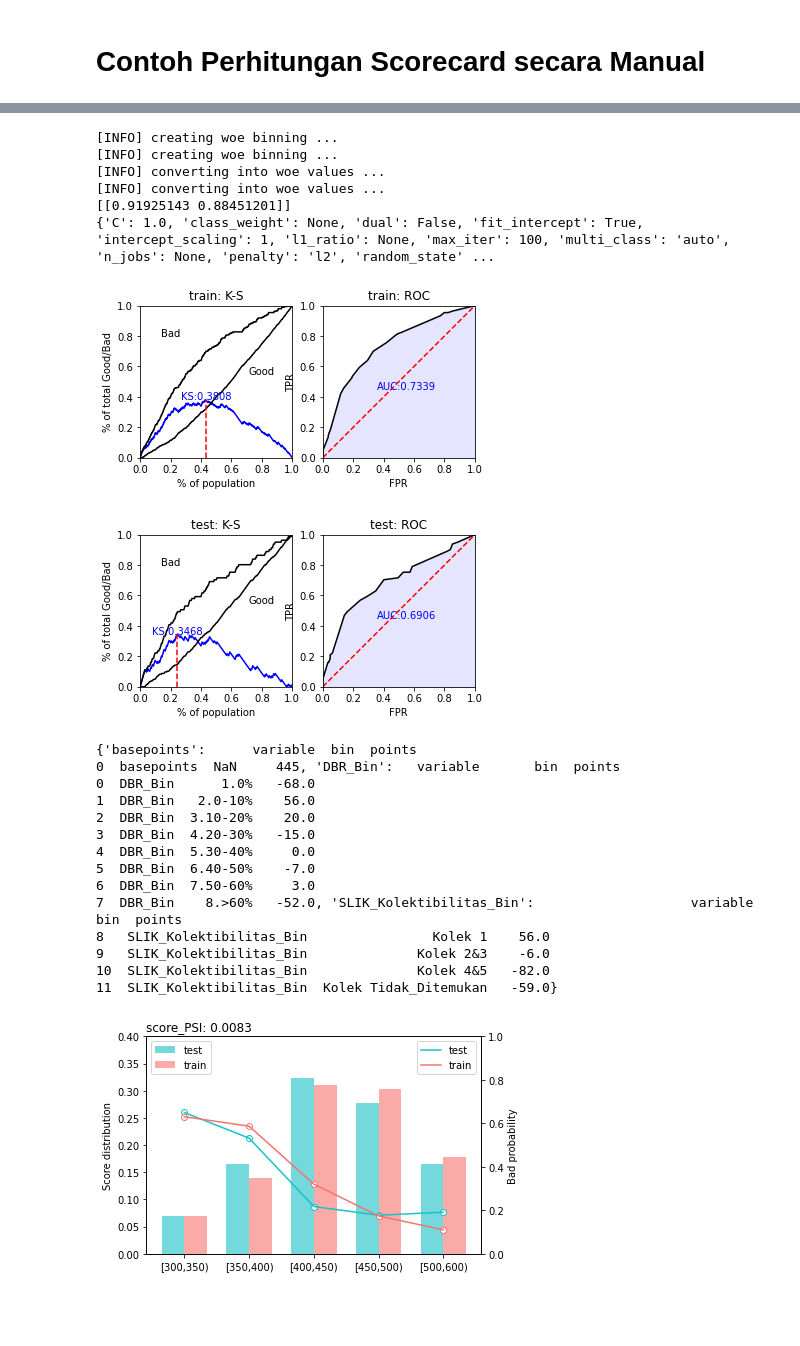
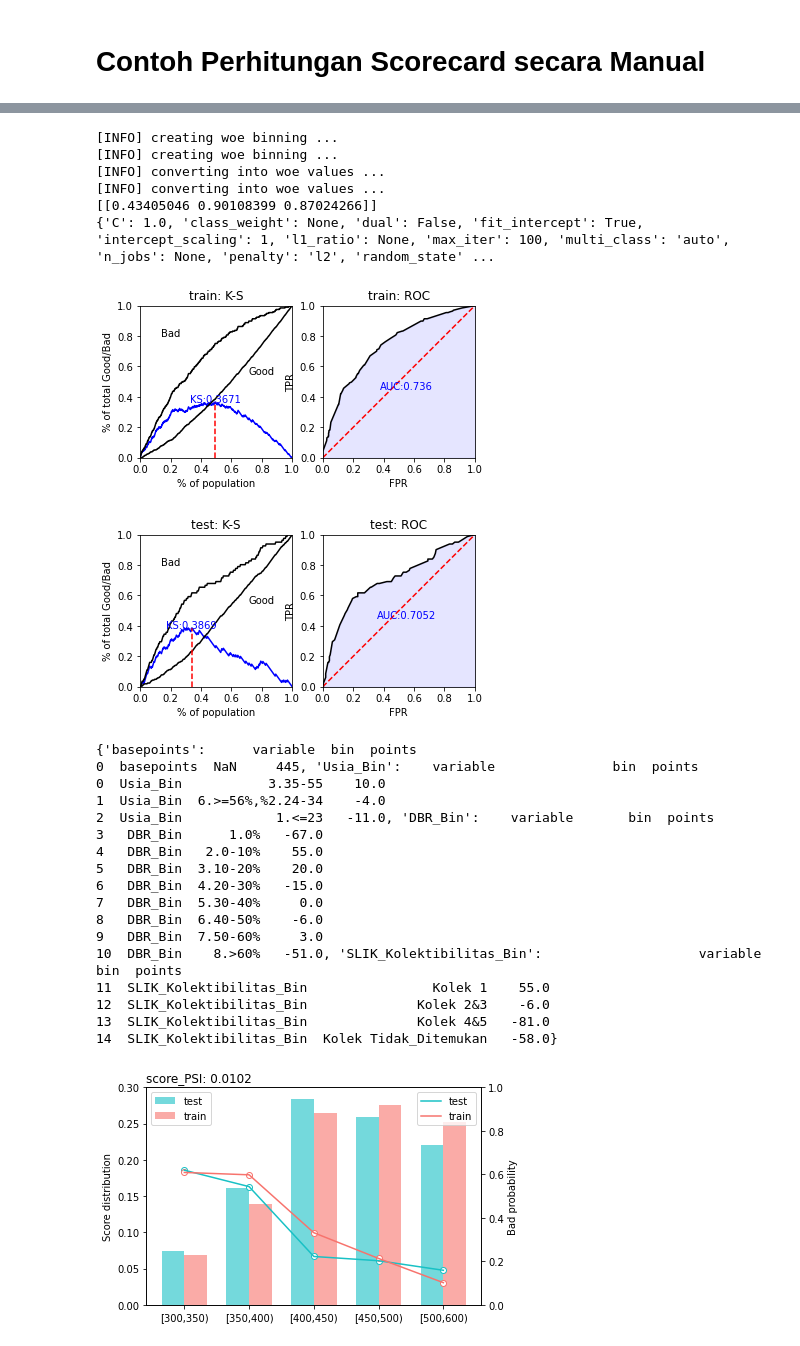
Before and after one commit to IndraLukasTjahaja/Digital_Credit_Risk, a Jupyter notebook: Bab_2_Model_Score_Kredit_dengan_Python.ipynb, the cells around one changed output, grey strips where cells are left out. Drawn from its saved outputs; the diff is of its cells as text; code cells hidden in the pictures; blank space fills up the shorter version.

```diff
--- a/Bab_2_Model_Score_Kredit_dengan_Python.ipynb
+++ b/Bab_2_Model_Score_Kredit_dengan_Python.ipynb
@@ -1894,9 +1894,9 @@ Logit Regression Results
 # Persiapan membuat model
 # Memilih variabel yang akan diinput ke dalam model
 
-df_simple_WOE = df_clean[['default','SLIK_Kolektibilitas_WOE','DBR_WOE']]
-df_simple_Bin = df_clean[['default','SLIK_Kolektibilitas_Bin','DBR_Bin']]
-df_simple = df_clean[['default','SLIK_Kolektibilitas','DBR']]
+df_simple_WOE = df_clean[['default','SLIK_Kolektibilitas_WOE','DBR_WOE','Usia_WOE']]
+df_simple_Bin = df_clean[['default','SLIK_Kolektibilitas_Bin','DBR_Bin','Usia_Bin']]
+df_simple = df_clean[['default','SLIK_Kolektibilitas','DBR','Usia']]
 # %%
 # Membagi dataset menjadi development(train) dan test
 
@@ -2035,52 +2036,55 @@ train_pred = lr.predict_proba(X_train)[:,1]
 test_pred = lr.predict_proba(X_test)[:,1]
 
 # performance ks & roc ------
 train_perf = scpy.perf_eva(y_train, train_pred, title = "train")
 test_perf = scpy.perf_eva(y_test, test_pred, title = "test")
 
 # score ------
-card = scpy.scorecard(bins_adj, lr, X_train.columns, points0=600, odds0=1/20, pdo=50, basepoints_eq0=False)
+card = scpy.scorecard(bins_adj, lr, X_train.columns, points0=500, odds0=1/5, pdo=50, basepoints_eq0=False)
 print(card)
 
 # credit score
 train_score = scpy.scorecard_ply(train, card, print_step=0)
 test_score = scpy.scorecard_ply(test, card, print_step=0)
 
 # psi
 scpy.perf_psi(
   score = {'train':train_score, 'test':test_score},
   label = {'train':y_train, 'test':y_test}
 )
 
 # Dalam bentuk dataframe lengkap
 df_train_woe = pd.concat([train, train_woe, train_score], axis = 1)
 # Untuk memudahkan membaca hasil, maka disimpan dalam bentuk csv dan didownload
 from google.colab import files
-df_train_woe.to_csv('df_train_woe.csv')
-files.download('df_train_woe.csv')
+train_score.to_csv('train_score.csv')
+files.download('train_score.csv')
 # %% [output]
 [INFO] creating woe binning ...
 [INFO] creating woe binning ...
 [INFO] converting into woe values ...
 [INFO] converting into woe values ...
-[[0.91925143 0.88451201]]
+[[0.43405046 0.90108399 0.87024266]]
 {'C': 1.0, 'class_weight': None, 'dual': False, 'fit_intercept': True, 'intercept_scaling': 1, 'l1_ratio': None, 'max_iter': 100, 'multi_class': 'auto', 'n_jobs': None, 'penalty': 'l2', 'random_state' ...
-[figure, old version]
+[figure, new version]
-[figure, old version]
+[figure, new version]
 {'basepoints':      variable  bin  points
-0  basepoints  NaN     445, 'DBR_Bin':   variable       bin  points
-0  DBR_Bin      1.0%   -68.0
-1  DBR_Bin   2.0-10%    56.0
-2  DBR_Bin  3.10-20%    20.0
-3  DBR_Bin  4.20-30%   -15.0
-4  DBR_Bin  5.30-40%     0.0
-5  DBR_Bin  6.40-50%    -7.0
-6  DBR_Bin  7.50-60%     3.0
-7  DBR_Bin    8.>60%   -52.0, 'SLIK_Kolektibilitas_Bin':                    variable                    bin  points
-8   SLIK_Kolektibilitas_Bin                Kolek 1    56.0
-9   SLIK_Kolektibilitas_Bin              Kolek 2&3    -6.0
-10  SLIK_Kolektibilitas_Bin              Kolek 4&5   -82.0
-11  SLIK_Kolektibilitas_Bin  Kolek Tidak_Ditemukan   -59.0}
+0  basepoints  NaN     445, 'Usia_Bin':    variable               bin  points
+0  Usia_Bin           3.35-55    10.0
+1  Usia_Bin  6.>=56%,%2.24-34    -4.0
+2  Usia_Bin            1.<=23   -11.0, 'DBR_Bin':    variable       bin  points
+3   DBR_Bin      1.0%   -67.0
+4   DBR_Bin   2.0-10%    55.0
+5   DBR_Bin  3.10-20%    20.0
+6   DBR_Bin  4.20-30%   -15.0
+7   DBR_Bin  5.30-40%     0.0
+8   DBR_Bin  6.40-50%    -6.0
+9   DBR_Bin  7.50-60%     3.0
+10  DBR_Bin    8.>60%   -51.0, 'SLIK_Kolektibilitas_Bin':                    variable                    bin  points
+11  SLIK_Kolektibilitas_Bin                Kolek 1    55.0
+12  SLIK_Kolektibilitas_Bin              Kolek 2&3    -6.0
+13  SLIK_Kolektibilitas_Bin              Kolek 4&5   -81.0
+14  SLIK_Kolektibilitas_Bin  Kolek Tidak_Ditemukan   -58.0}
-[figure, old version]
+[figure, new version]
 [interactive output not drawn]
 [interactive output not drawn]
```
Also changed, not shown: parts of 7 cells of this notebook.
